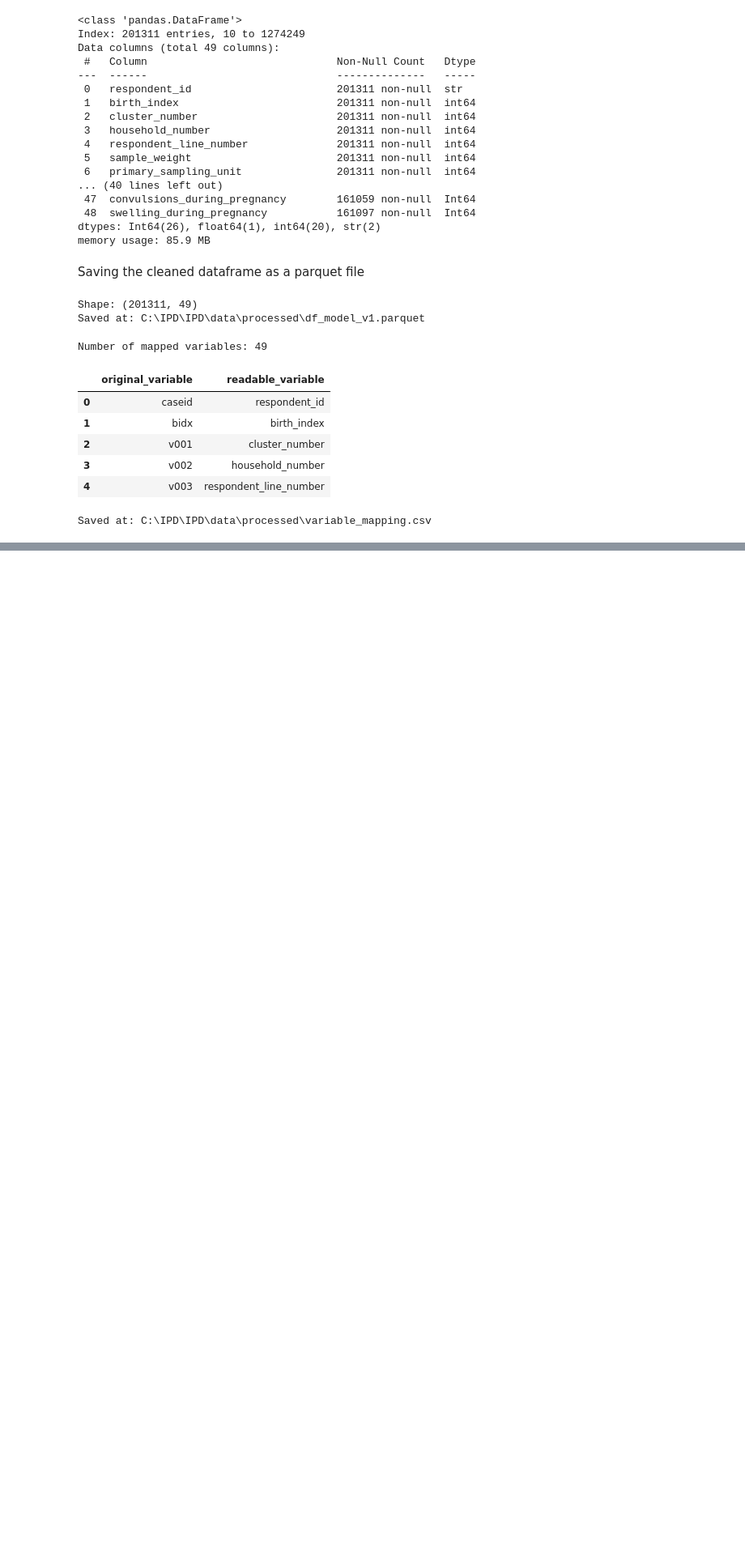
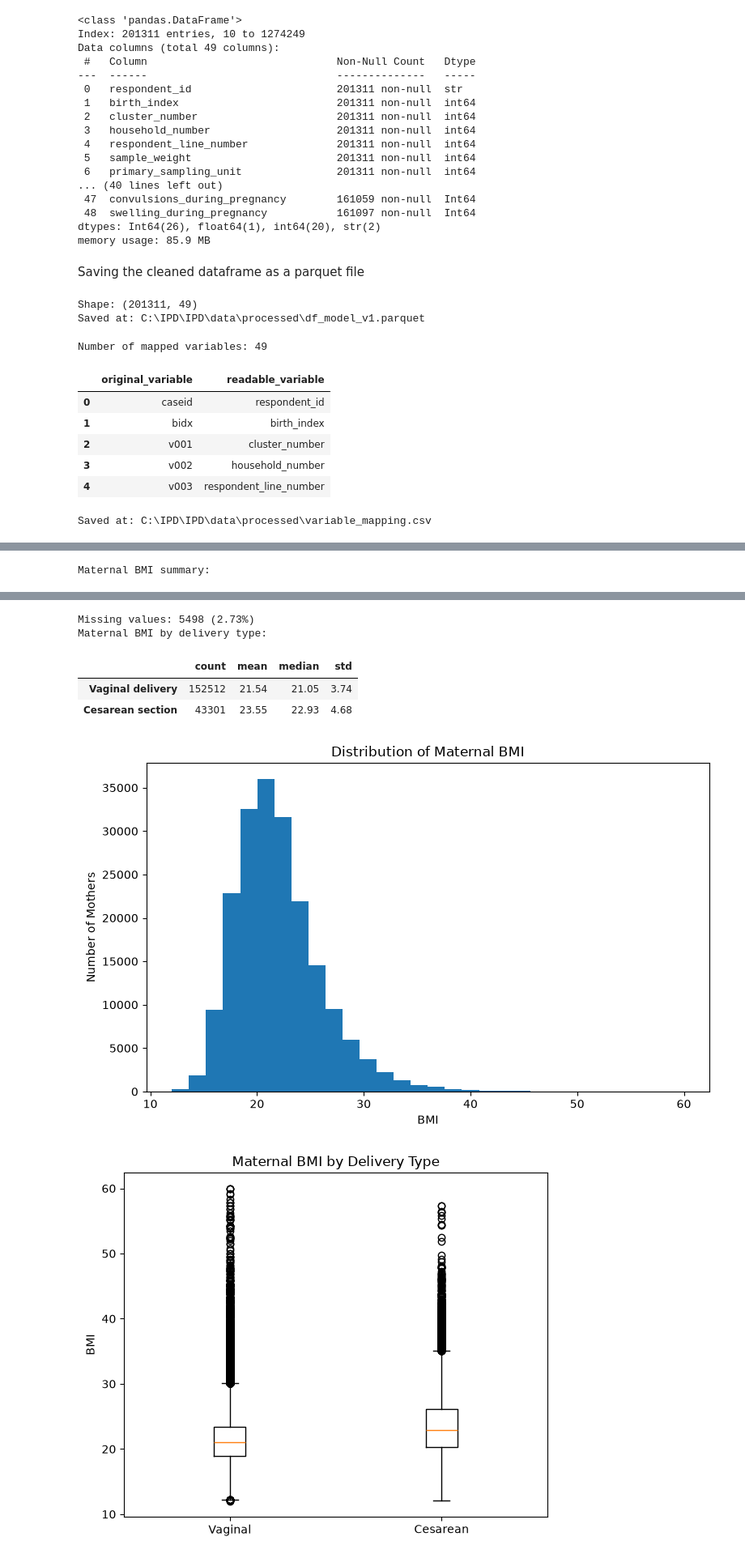
Before and after one commit to Rifa123-nandoliya/IPD, a Jupyter notebook: notebooks/01_data_exploration.ipynb, the cells around one changed output, grey strips where cells are left out. Shown at 81% size. Cells and saved outputs as stored; diff of their text form; code cells hidden in the pictures; blank space fills up the shorter version.

```diff
--- a/notebooks/01_data_exploration.ipynb
+++ b/notebooks/01_data_exploration.ipynb
@@ -2347,0 +2723,10 @@ Saved at: C:\IPD\IPD\data\processed\variable_mapping.csv
+# %%
+# Analyze maternal BMI and save its delivery-group summary
+bmi_summary = analyze_numeric_feature(
+    data=df_model,  # Use the final modeling dataset
+    feature="bmi",  # Select maternal BMI
+    feature_label="Maternal BMI",  # Set the readable plot title
+    x_label="BMI"  # Label the horizontal axis
+)
+# %% [output]
+Maternal BMI summary:
@@ -2347,0 +2742,7 @@ Saved at: C:\IPD\IPD\data\processed\variable_mapping.csv
+Missing values: 5498 (2.73%)
+Maternal BMI by delivery type:
+|  | count | mean | median | std |
+| Vaginal delivery | 152512 | 21.54 | 21.05 | 3.74 |
+| Cesarean section | 43301 | 23.55 | 22.93 | 4.68 |
+[figure, added]
+[figure, added]
```
Also changed, not shown: parts of 39 cells of this notebook, 4 other files.
